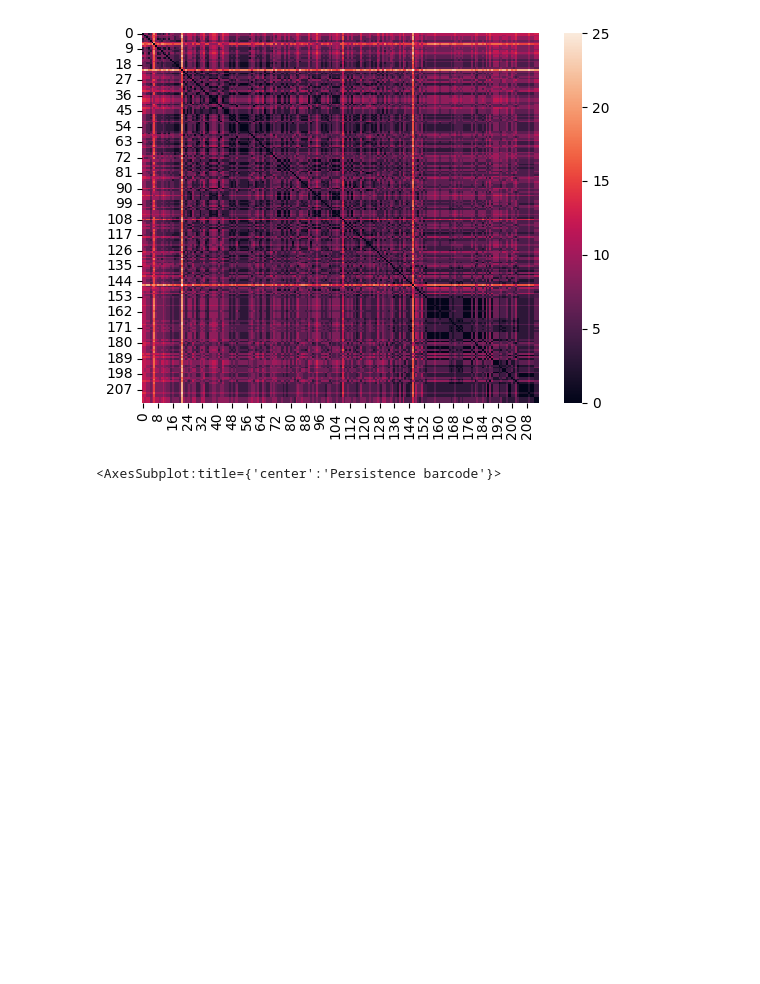
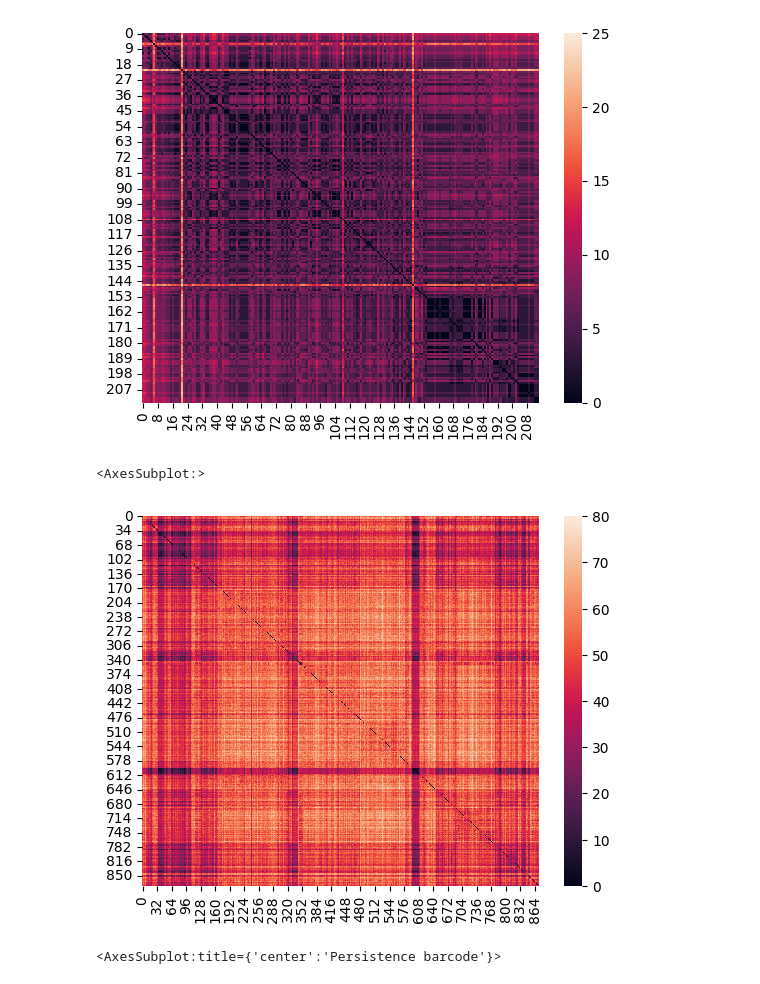
Before and after one commit to FFranciscoEspinosa/Tesis, a Jupyter notebook: buscar_nodos_uno_hoyos.ipynb, the cells around one changed output. Saved outputs shown, nothing was run; the diff lists cells and outputs as text; code cells hidden in the pictures; blank space fills up the shorter version.

```diff
--- a/buscar_nodos_uno_hoyos.ipynb
+++ b/buscar_nodos_uno_hoyos.ipynb
@@ -135,3 +169,8 @@ sns.heatmap(matriz_pseudo)
+# %%
+sns.heatmap(matriz_archeaaheaheaheacheacheacheacheachea)
+# %% [output]
+<AxesSubplot:>
+[figure, added]
 # %%
 gd.plot_persistence_barcode(complex_pseudo[0],legend=True)
 # %% [output]
```
Also changed, not shown: parts of 20 cells of this notebook.
